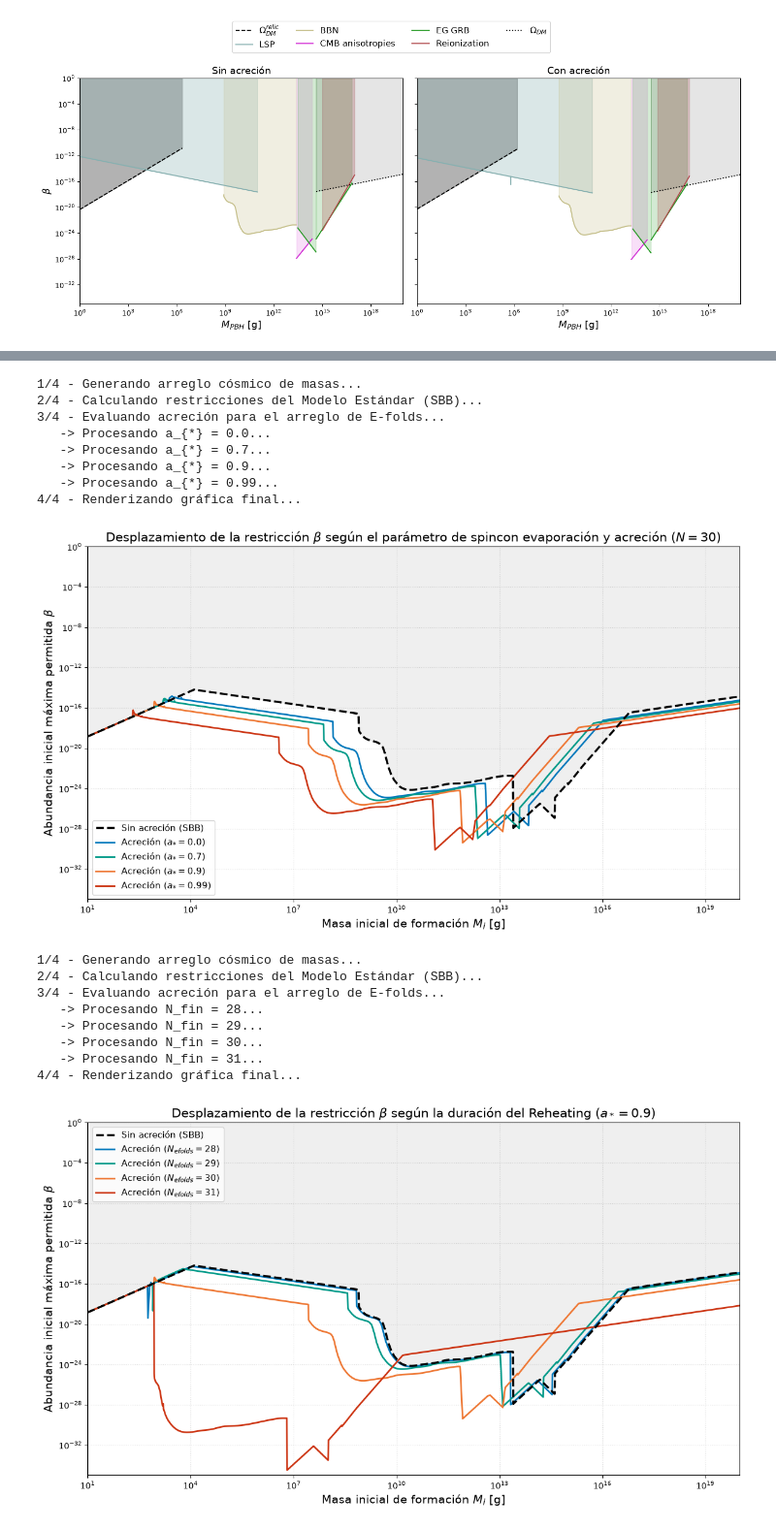
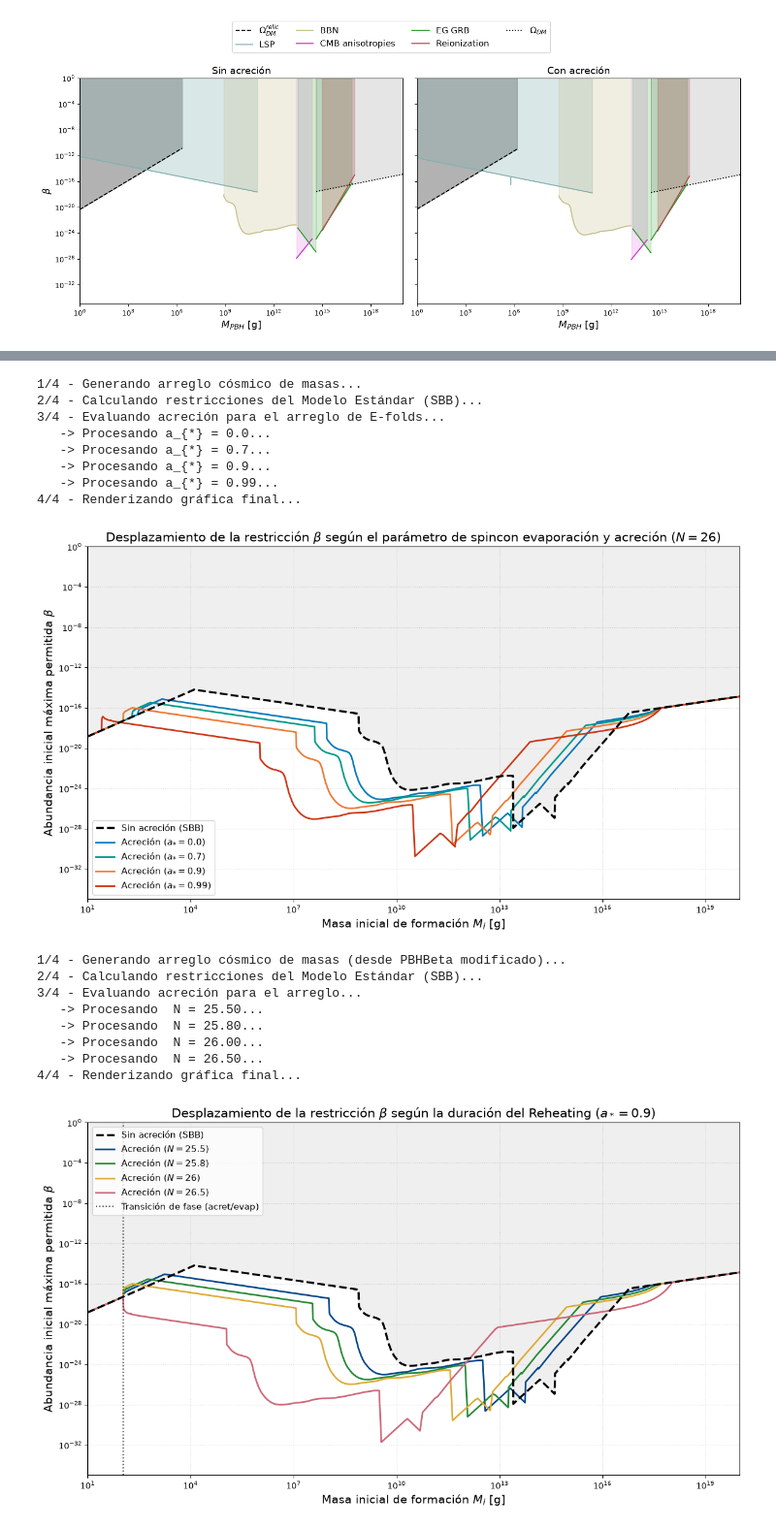
Before and after one commit to Baitzadust/pbh-beta, a Jupyter notebook: PBHBeta/pruebaacrecion.ipynb, the cells around one changed output, grey strips where cells are left out. Shown at 97% size. Drawn from its saved outputs; the diff is of its cells as text; code cells hidden in the pictures.

```diff
--- a/PBHBeta/pruebaacrecion.ipynb
+++ b/PBHBeta/pruebaacrecion.ipynb
@@ -639,0 +640,13 @@ Graficando restricción de DM...
+# %%
+a_star = 0.9
+f_acc_base = 1e-18
+M_pl_GeV = 1.22089e19
+M_pl_g = 2.17645e-5
+H_end_GeV = 4.44e13
+H_end_pl = H_end_GeV/M_pl_GeV
+n = 100.0
+
+ins = (16*(1-a_star**2.0)**2.0)/(9*f_acc_base*(1+jnp.sqrt(1-a_star**2.0))*n*H_end_pl)
+M_c = ins**(1.0/3.0) * M_pl_g
+
+print(f"La masa crítica para la transición es fase es {M_c:2e} g")
@@ -764,7 +780,7 @@ def comparar_efolds_restricciones():
 
     omega = 1.0 / 3.0
     a_star_list =[0.0, 0.7, 0.9, 0.99]
-    N_fin = 30
+    N_fin = 26
 
     # Colores diferenciados para cada N_efolds
     colores = ['#0077BB', '#009988', '#EE7733', '#CC3311']
@@ -857,7 +873,7 @@ if __name__ == "__main__":
    -> Procesando a_{*} = 0.9...
    -> Procesando a_{*} = 0.99...
 4/4 - Renderizando gráfica final...
-[figure, old version]
+[figure, new version]
 # %%
 def limpiar_memoria():
     """Limpia las variables globales de PBHBeta para evitar que los modelos se mezclen."""
@@ -869,17 +885,18 @@ def limpiar_memoria():
     constraints.betas_Reio_tot = []
     constraints.betas_LSP_tot = []
 
-def comparar_efolds_restricciones():
-    print("1/4 - Generando arreglo cósmico de masas...")
+def comparar_Tre_restricciones():
+    print("1/4 - Generando arreglo cósmico de masas (desde PBHBeta modificado)...")
+    # Llamamos a tu función original que YA tiene los 10,000 puntos configurados
     M_tot = fn_orig.put_M_array(1.0, 1e20)
     M_tot_jnp = jnp.array(M_tot, dtype=jnp.float64)
 
     omega = 1.0 / 3.0
     a_star = 0.9
-    N_efolds_list = [28, 29, 30, 31]
 
-    # Colores diferenciados para cada N_efolds
-    colores = ['#0077BB', '#009988', '#EE7733', '#CC3311']
+    # Arreglo de N_efolds
+    N_list = [25.5, 25.8,26,26.5]
+    colores = ['#004488', '#228833', '#DDAA33', '#CC6677']
 
     # ---------------------------------------------------------
     # 1. CÁLCULO DEL MODELO ESTÁNDAR (SBB - Sin acreción)
@@ -899,7 +916,7 @@ def comparar_efolds_restricciones():
     betas_orig_clean = np.where(betas_orig_full == constants.ev1, np.nan, betas_orig_full)
 
     # ---------------------------------------------------------
-    # 2. CÁLCULO ITERATIVO PARA CADA VALOR DE E-FOLDS
+    # 2. CÁLCULO ITERATIVO PARA CADA VALOR
     # ---------------------------------------------------------
     plt.figure(figsize=(12, 7))
 
@@ -910,12 +927,13 @@ def comparar_efolds_restricciones():
     mask_orig = ~np.isnan(betas_orig_clean)
     plt.fill_between(M_tot, betas_orig_clean, 1, where=mask_orig, color='gray', alpha=0.12)
 
-    print("3/4 - Evaluando acreción para el arreglo de E-folds...")
-    for idx, N_fin in enumerate(N_efolds_list):
-        print(f"   -> Procesando N_fin = {N_fin}...")
+    print("3/4 - Evaluando acreción para el arreglo...")
+    for idx, N in enumerate(N_list):
+        N_fin = N
+        print(f"   -> Procesando  N = {N_fin:.2f}...")
         limpiar_memoria()
 
-        # Precálculo vectorizado en JAX para el N_fin actual
+        # Precálculo vectorizado en JAX
         M_f_tot_jnp, mu_tot_jnp = fn_comp.precalcular_acreccion_lote(M_tot_jnp, float(N_fin), a_star)
         M_f_tot = np.array(M_f_tot_jnp)
         mu_tot = np.array(mu_tot_jnp)
@@ -929,44 +947,45 @@ def comparar_efolds_restricciones():
         fn_comp.Betas_Reio(M_tot, omega, M_f_tot=M_f_tot, mu_tot=mu_tot)
         fn_comp.Betas_LSP(M_tot, omega, M_f_tot=M_f_tot, mu_tot=mu_tot)
 
+        # Obtener el arreglo final
         betas_new_full = fn_comp.get_Betas_full(M_tot)
         betas_new_clean = np.where(betas_new_full == constants.ev1, np.nan, betas_new_full)
 
-        # Graficación de la envolvente con acreción para el N_fin actual
+
+        # Graficación de la envolvente
         plt.plot(M_tot, betas_new_clean,
-                 label=f"Acreción ($N_{{efolds}} = {N_fin}$)",
+                 label=f"Acreción ($N = {N_fin}$)",
                  color=colores[idx], lw=2)
 
     # ---------------------------------------------------------
     # 3. FORMATO Y PRESENTACIÓN
     # ---------------------------------------------------------
     print("4/4 - Renderizando gráfica final...")
     plt.xscale('log')
     plt.yscale('log')
-
+    plt.axvline(M_c, color = 'black', linestyle=':', alpha=0.7, label = 'Transición de fase (acret/evap)')
     plt.xlabel(r'Masa inicial de formación $M_i$ [g]', fontsize=14)
     plt.ylabel(r'Abundancia inicial máxima permitida $\beta$', fontsize=14)
     plt.title(f'Desplazamiento de la restricción $\\beta$ según la duración del Reheating ($a_*={a_star}$)', fontsize=15)
 
-    # Ajuste de límites para capturar los desplazamientos hacia masas menores
     plt.ylim(1e-35, 1e0)
     plt.xlim(1e1, 1e20)
 
     plt.legend(fontsize=11, loc='upper left')
     plt.grid(True, which="both", ls=":", alpha=0.5)
     plt.tight_layout()
 
     plt.show()
 
 if __name__ == "__main__":
-    comparar_efolds_restricciones()
+    comparar_Tre_restricciones()
 # %% [output]
-1/4 - Generando arreglo cósmico de masas...
+1/4 - Generando arreglo cósmico de masas (desde PBHBeta modificado)...
 2/4 - Calculando restricciones del Modelo Estándar (SBB)...
-3/4 - Evaluando acreción para el arreglo de E-folds...
-   -> Procesando N_fin = 28...
-   -> Procesando N_fin = 29...
-   -> Procesando N_fin = 30...
-   -> Procesando N_fin = 31...
+3/4 - Evaluando acreción para el arreglo...
+   -> Procesando  N = 25.50...
+   -> Procesando  N = 25.80...
+   -> Procesando  N = 26.00...
+   -> Procesando  N = 26.50...
 4/4 - Renderizando gráfica final...
-[figure, old version]
+[figure, new version]
```
Also changed, not shown: parts of 9 cells of this notebook, 1 other file.
